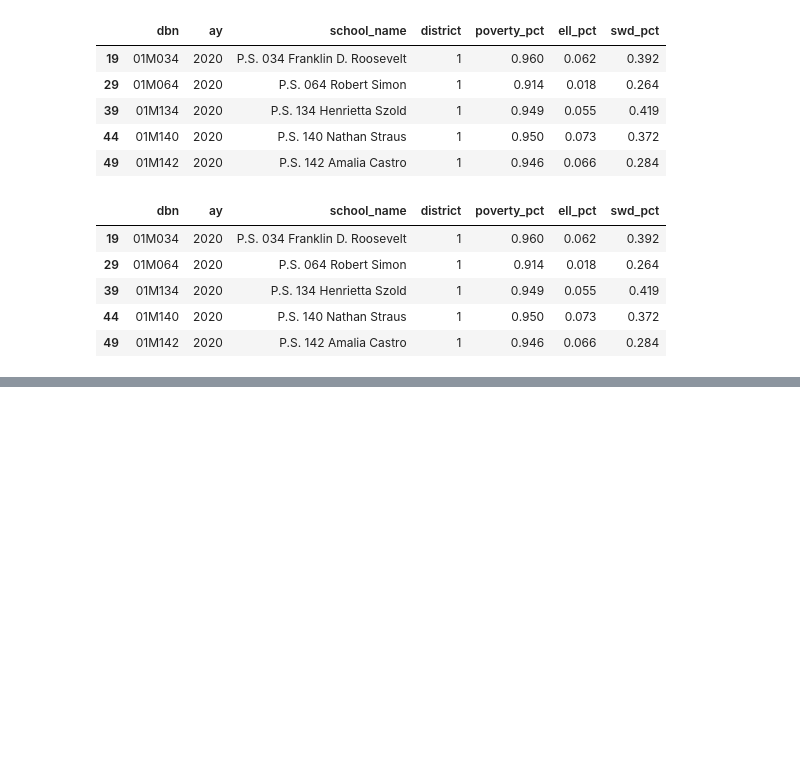
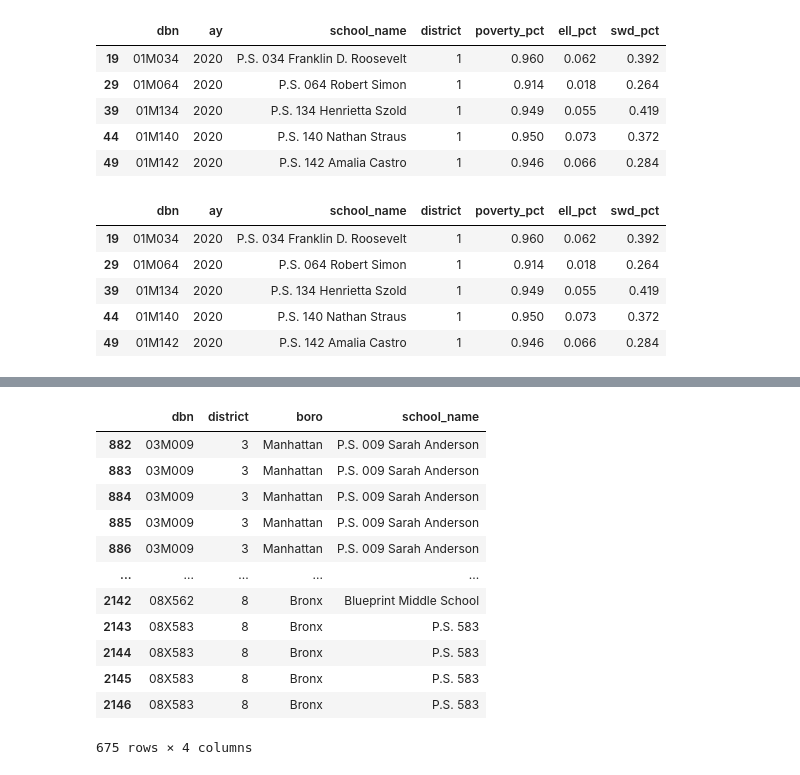
Before and after one commit to adelphi-ed-tech/nycschools, a Jupyter notebook: nb/01-Basics/02-querying-data.ipynb, the cells around one changed output, grey strips where cells are left out. Drawn from its saved outputs; the diff is of its cells as text; code cells hidden in the pictures; blank space fills up the shorter version.

```diff
--- a/nb/01-Basics/02-querying-data.ipynb
+++ b/nb/01-Basics/02-querying-data.ipynb
@@ -116,0 +125,18 @@ data.head()
+# %%
+districts = [3, 8, 5]
+data = df[df.district.isin(districts)]
+data[["dbn", "district", "boro", "school_name"]]
+# %% [output]
+|  | dbn | district | boro | school_name |
+| 882 | 03M009 | 3 | Manhattan | P.S. 009 Sarah Anderson |
+| 883 | 03M009 | 3 | Manhattan | P.S. 009 Sarah Anderson |
+| 884 | 03M009 | 3 | Manhattan | P.S. 009 Sarah Anderson |
+| 885 | 03M009 | 3 | Manhattan | P.S. 009 Sarah Anderson |
+| 886 | 03M009 | 3 | Manhattan | P.S. 009 Sarah Anderson |
+| ... | ... | ... | ... | ... |
+| 2142 | 08X562 | 8 | Bronx | Blueprint Middle School |
+| 2143 | 08X583 | 8 | Bronx | P.S. 583 |
+| 2144 | 08X583 | 8 | Bronx | P.S. 583 |
+| 2145 | 08X583 | 8 | Bronx | P.S. 583 |
+| 2146 | 08X583 | 8 | Bronx | P.S. 583 |
+675 rows × 4 columns
```
Also changed, not shown: parts of 8 cells of this notebook.
